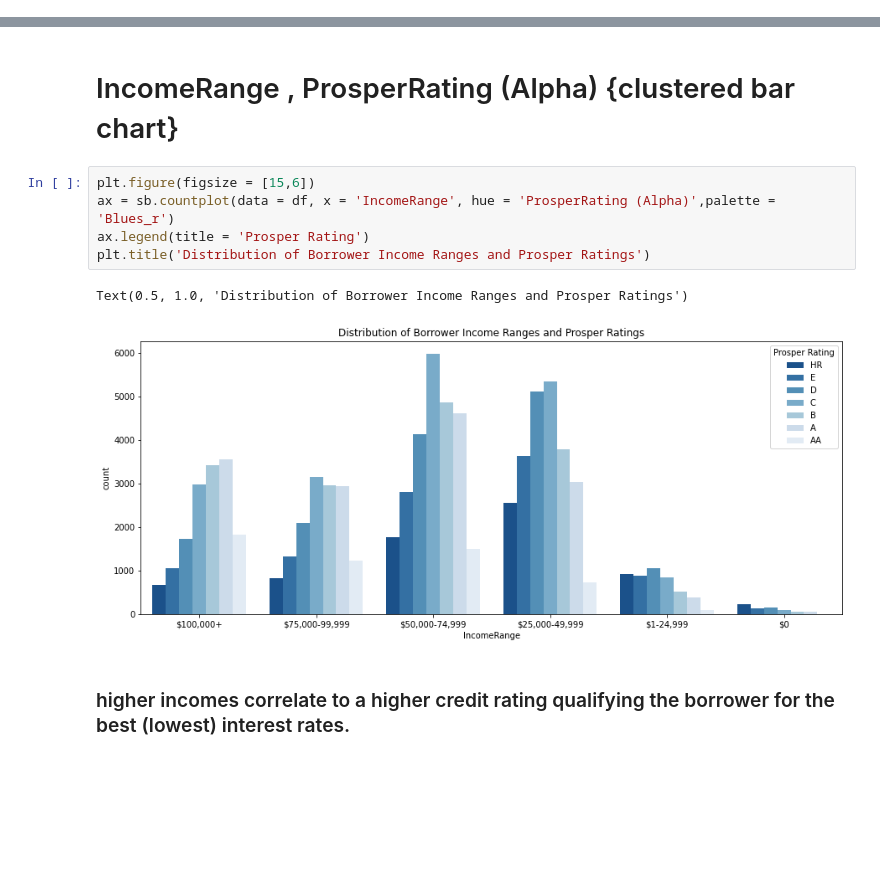
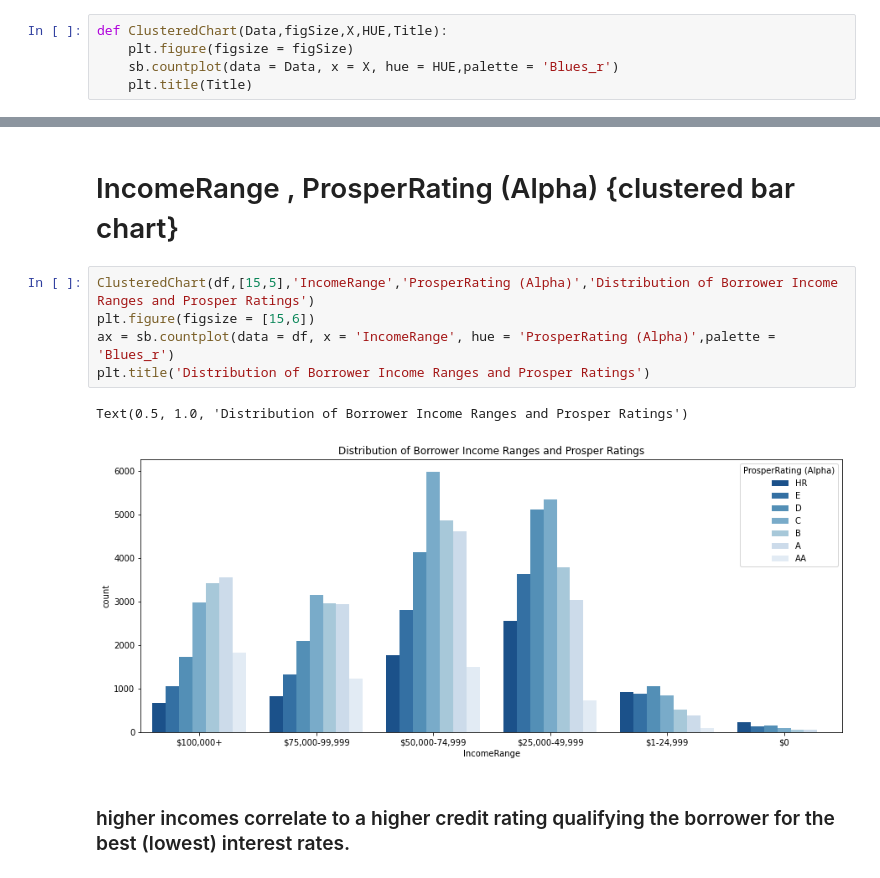
Before and after one commit to Mohamed-Salem-Ali/Data-Visualization-Prosper-Loan, a Jupyter notebook: Propser Loan Data Exploration .ipynb, the cells around one changed output, grey strips where cells are left out. Drawn from its saved outputs; the diff is of its cells as text; blank space fills up the shorter version.

```diff
--- a/Propser Loan Data Exploration .ipynb
+++ b/Propser Loan Data Exploration .ipynb
@@ -500,6 +501,11 @@ def BoxPlot(Data,figSize,X,Y,Title):
     base_color = sb.color_palette()[0]
     sb.boxplot(data = Data, y = Y, x = X, palette = "Blues_r", showfliers = False)
     plt.suptitle(Title)
+# %%
+def ClusteredChart(Data,figSize,X,HUE,Title):
+    plt.figure(figsize = figSize)
+    sb.countplot(data = Data, x = X, hue = HUE,palette = 'Blues_r')
+    plt.title(Title)
 # %% [markdown]
 # Bivariate Exploration
 # %%
@@ -571,13 +577,13 @@ BoxPlot(df,[10,8],'EstimatedReturn','ProsperRating (Alpha)','BoxPlot of ProsperR
 # %% [markdown]
 # IncomeRange , ProsperRating (Alpha)  {clustered bar chart}
 # %%
+ClusteredChart(df,[15,5],'IncomeRange','ProsperRating (Alpha)','Distribution of Borrower Income Ranges and Prosper Ratings')
 plt.figure(figsize = [15,6])
 ax = sb.countplot(data = df, x = 'IncomeRange', hue = 'ProsperRating (Alpha)',palette = 'Blues_r')
-ax.legend(title = 'Prosper Rating')
 plt.title('Distribution of Borrower Income Ranges and Prosper Ratings')
 # %% [output]
 Text(0.5, 1.0, 'Distribution of Borrower Income Ranges and Prosper Ratings')
-[figure, old version]
+[figure, new version]
 # %% [markdown]
 ### higher incomes correlate to a higher credit rating qualifying the borrower for the best (lowest) interest rates.
 # %% [markdown]
```
Also changed, not shown: parts of 5 cells of this notebook.
